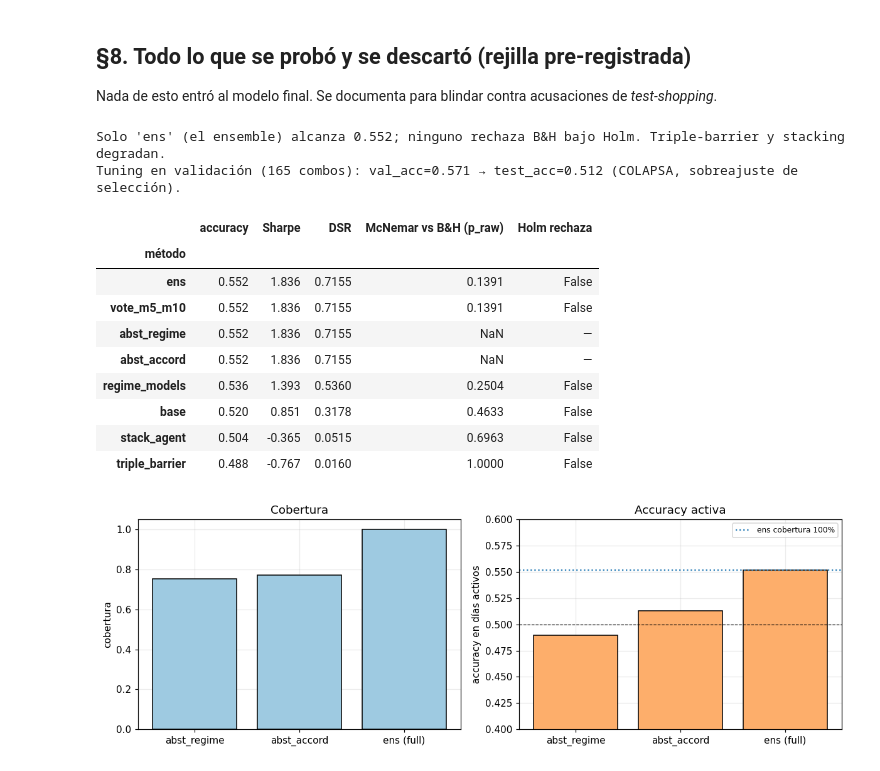
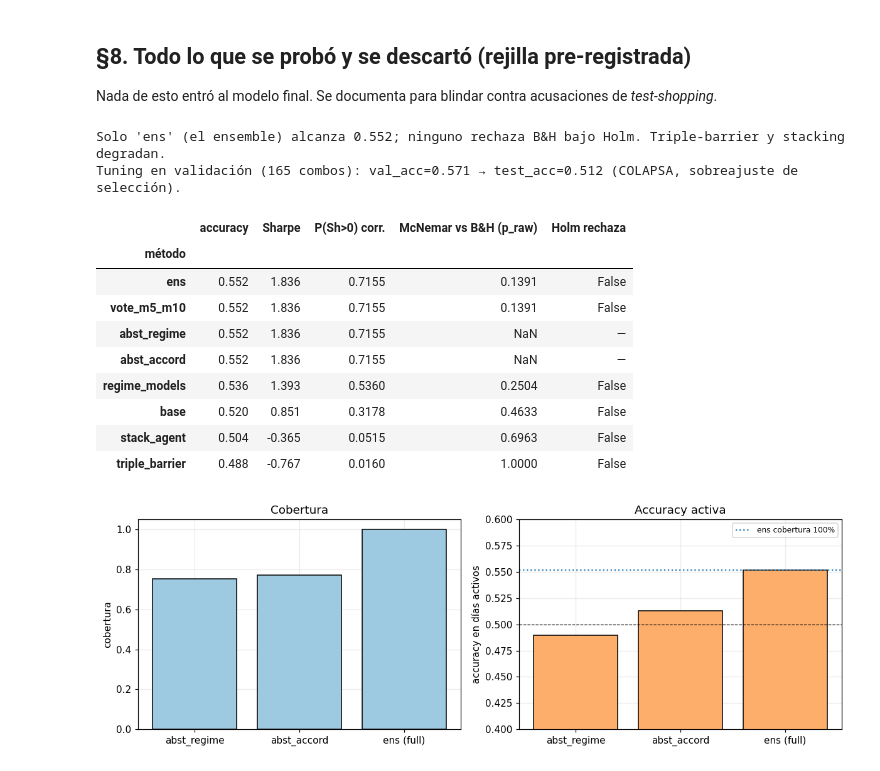
Before and after one commit to RaquelGarciah/Real-time-statistical-supervision-of-an-AI-trading-agent, a Jupyter notebook: notebooks/STRATA_SMCI.ipynb, the cells around one changed output. Saved outputs shown, nothing was run; the diff lists cells and outputs as text; code cells hidden in the pictures.

```diff
--- a/notebooks/STRATA_SMCI.ipynb
+++ b/notebooks/STRATA_SMCI.ipynb
@@ -895,21 +895,21 @@ Nada de esto entró al modelo final. Se documenta para blindar contra acusacione
 # %%
 # --- Métodos avanzados: ninguno mejora bajo Holm (vs B&H) ---
 met = ADV["metodos"]; holm = ADV["holm_vs_bh"]
 rows = []
 for k, v in met.items():
     hk = f"{k}__vs_bh"
     rows.append({"método": k, "accuracy": v["accuracy"], "Sharpe": v["sharpe_causal"],
-                 "DSR": v["dsr"], "McNemar vs B&H (p_raw)": holm.get(hk, {}).get("p_raw"),
+                 "P(Sh>0) corr.": v["dsr"], "McNemar vs B&H (p_raw)": holm.get(hk, {}).get("p_raw"),
                  "Holm rechaza": holm.get(hk, {}).get("reject", "—")})
 metodos_tab = pd.DataFrame(rows).set_index("método").sort_values("accuracy", ascending=False)
 print("Solo 'ens' (el ensemble) alcanza 0.552; ninguno rechaza B&H bajo Holm. Triple-barrier y stacking degradan.")
 print("Tuning en validación (165 combos): val_acc=%.3f → test_acc=%.3f (COLAPSA, sobreajuste de selección)." % (
     IMP["config_elegida"]["acc_val"], IMP["test"]["accuracy"]["m10_sel"]))
 metodos_tab
 # %% [output]
 Solo 'ens' (el ensemble) alcanza 0.552; ninguno rechaza B&H bajo Holm. Triple-barrier y stacking degradan.
 Tuning en validación (165 combos): val_acc=0.571 → test_acc=0.512 (COLAPSA, sobreajuste de selección).
-|  | accuracy | Sharpe | DSR | McNemar vs B&H (p_raw) | Holm rechaza |
+|  | accuracy | Sharpe | P(Sh>0) corr. | McNemar vs B&H (p_raw) | Holm rechaza |
 | método |  |  |  |  |  |
 | ens | 0.552 | 1.836 | 0.7155 | 0.1391 | False |
 | vote_m5_m10 | 0.552 | 1.836 | 0.7155 | 0.1391 | False |
```
Also changed, not shown: parts of 5 cells of this notebook, 3 other files.
